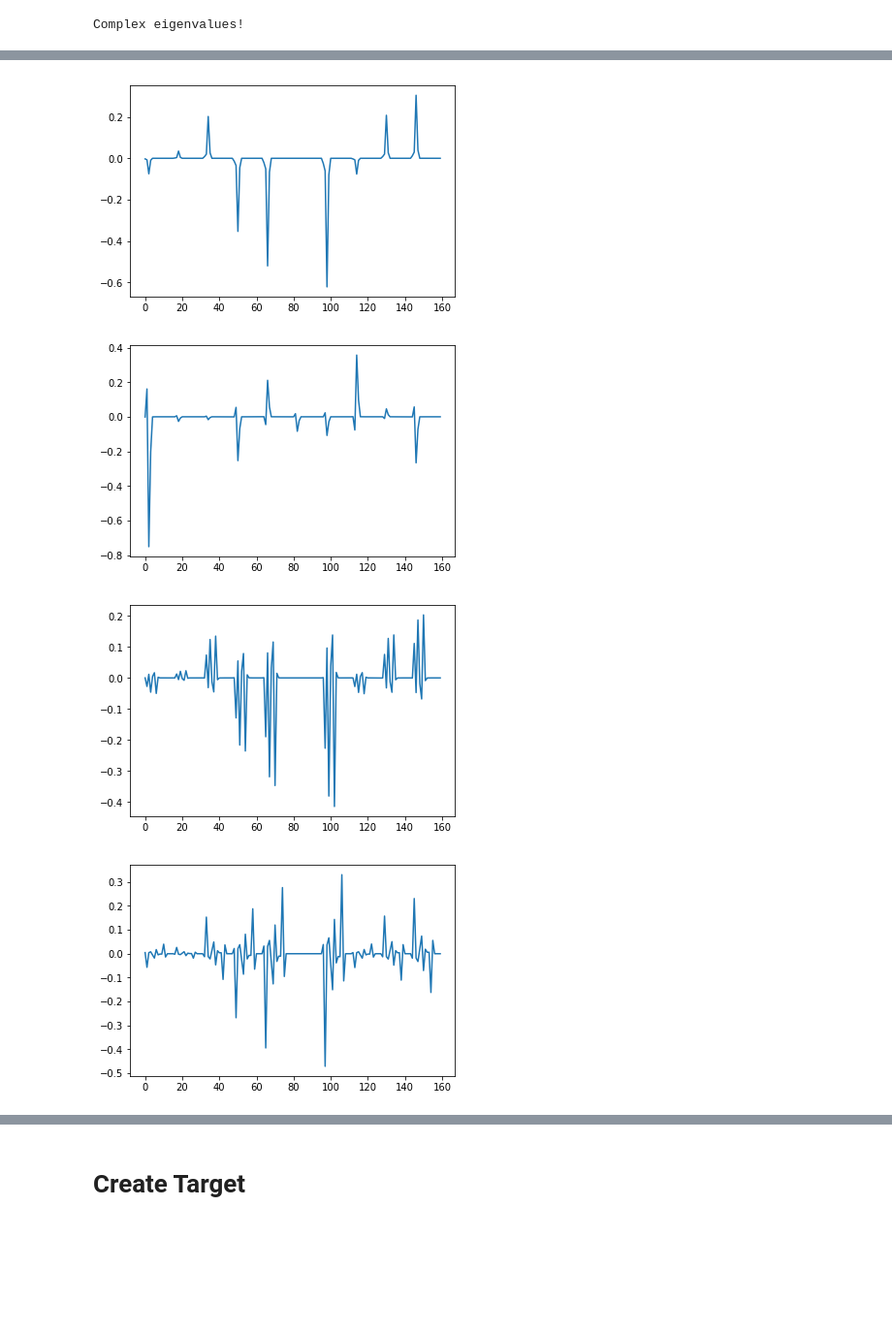
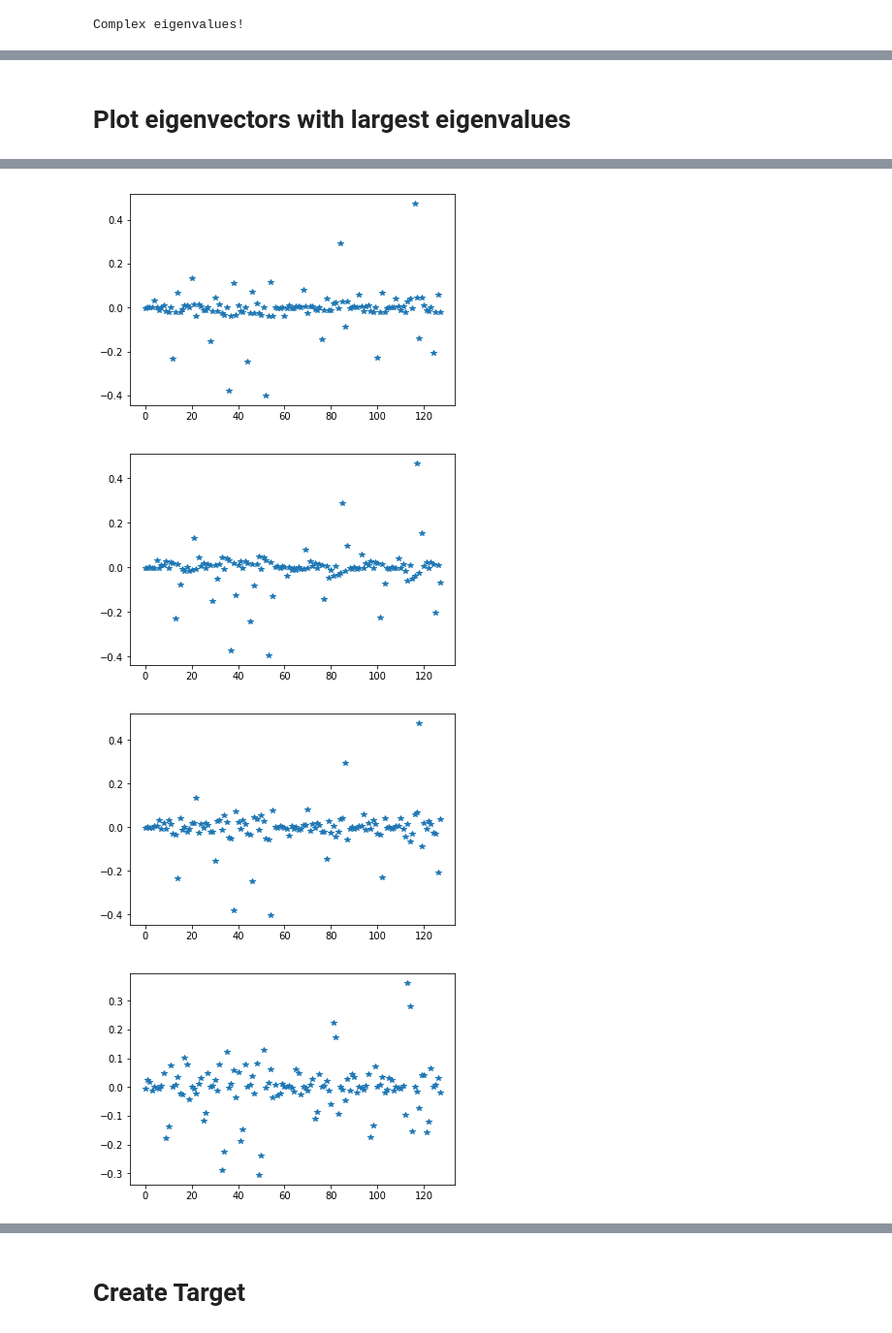
Before and after one commit to Sriram-Ravula/Sine_DIP, a Jupyter notebook: LinReg_TransposedConv.ipynb, the cells around one changed output, grey strips where cells are left out. Shown at 97% size. Saved outputs shown, nothing was run; the diff lists cells and outputs as text; code cells hidden in the pictures; blank space fills up the shorter version.

Commit message:
Good plot going

```diff
--- a/LinReg_TransposedConv.ipynb
+++ b/LinReg_TransposedConv.ipynb
@@ -224,12 +271,12 @@ Z_noisy = gen_z_data(n, f, k, s, nc, CUDA)
 # Find Eigenvectors of Data Matrix
 # %%
 X = torch.zeros((f*nc, f*nc))
-#X = torch.zeros((n, n))
 if(CUDA):
     X = X.cuda()
 
-X[:,:] = torch.matmul(Z.t(), Z)
-#X[:,:] = torch.matmul(Z, Z.t())
+Z_split = Z[0:n-8, :]
+print(Z_split.shape)
+X[:,:] = torch.matmul(Z_split.t(), Z_split)
 
 evals, evecs = torch.eig(X, eigenvectors=True)
 
@@ -237,6 +284,4 @@ evals, evecs = torch.eig(X, eigenvectors=True)
 #evecs is (f*nc,f*nc) with evecs in the columns
 print(evals.shape)
 print(evecs.shape)
-
-#print(evals)
 # %% [output]
@@ -244,0 +291,23 @@ torch.Size([160, 160])
+# %%
+#Sort the real eigenvalues in descending order
+sort_inds = torch.sort(evals[:,0], descending=True)[1]
+
+sorted_evecs = torch.zeros((f*nc,f*nc))
+if(CUDA):
+    sorted_evecs = sorted_evecs.cuda()
+
+#Arrange the columns of the eigenvector matrix to match the sorted order of the eigenvalues
+sorted_evecs[0:2, list(range(f*nc))] = evecs[0:2, sort_inds]
+sorted_evecs[2:f*nc, list(range(f*nc))] = evecs[2:f*nc, sort_inds]
+# %%
+#will hold our eigenvectors, segmented into n-dimensional chunks to create num_segments*f*nc new segmented eigenvectors
+segmented_evecs = torch.zeros((n, num_segments*f*nc))
+if(CUDA):
+    segmented_evecs = segmented_evecs.cuda()
+
+#Traverse through each n-length chunk of rows of evec, across all (f*nc) columns
+#Copy them through across all n rows of segmented_evecs, through each (f*nc)-length chunk of columns
+for i in range(num_segments):
+    segmented_evecs[:, i*(f*nc):(i+1)*(f*nc)] = sorted_evecs[i*(n):(i+1)*(n), :]
+
+print(segmented_evecs.shape)
@@ -251,3 +322,10 @@ else:
     print("NO complex eigenvalues!")
 # %% [output]
 Complex eigenvalues!
+# %%
+"""
+for i in range (num_segments):
+    plt.figure()
+    plt.plot(range(n), segmented_evecs.cpu().numpy()[:, i], marker = '*', linestyle='None')
+    plt.show()
+"""
@@ -254,6 +334,8 @@ Complex eigenvalues!
+# %% [markdown]
+# Plot eigenvectors with largest eigenvalues
 # %%
-for i in range (10):
+for i in range(10):
     plt.figure()
-    plt.plot(range(f*nc), evecs.cpu().numpy()[:,i])#, marker = '*', linestyle='None')
+    plt.plot(range(f*nc), sorted_evecs.cpu().numpy()[:,i], marker = '*', linestyle="none")
     plt.show()
 # %% [output]
@@ -262,4 +344,4 @@ for i in range (10):
-[figure, old version]
+[figure, new version]
-[figure, old version]
+[figure, new version]
-[figure, old version]
+[figure, new version]
-[figure, old version]
+[figure, new version]
```
Also changed, not shown: parts of 26 cells of this notebook.
